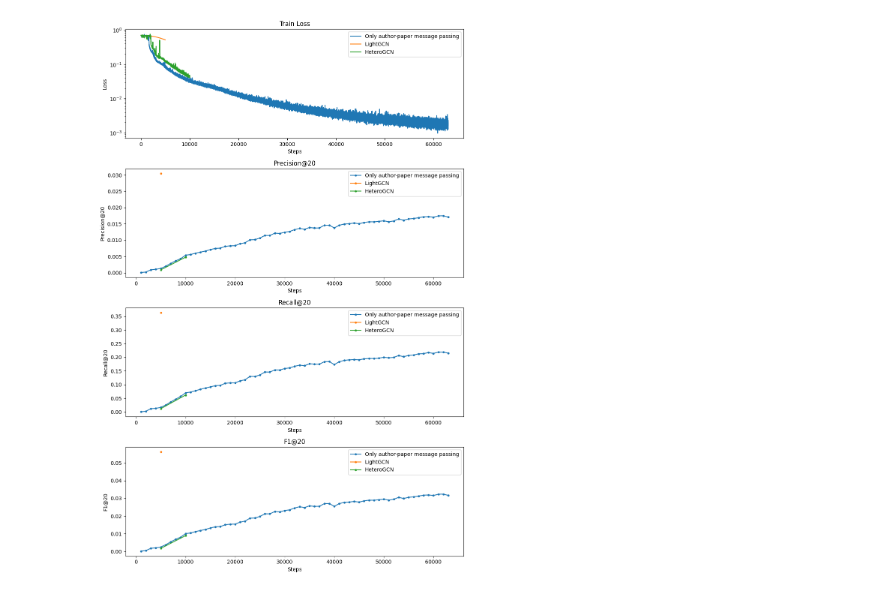
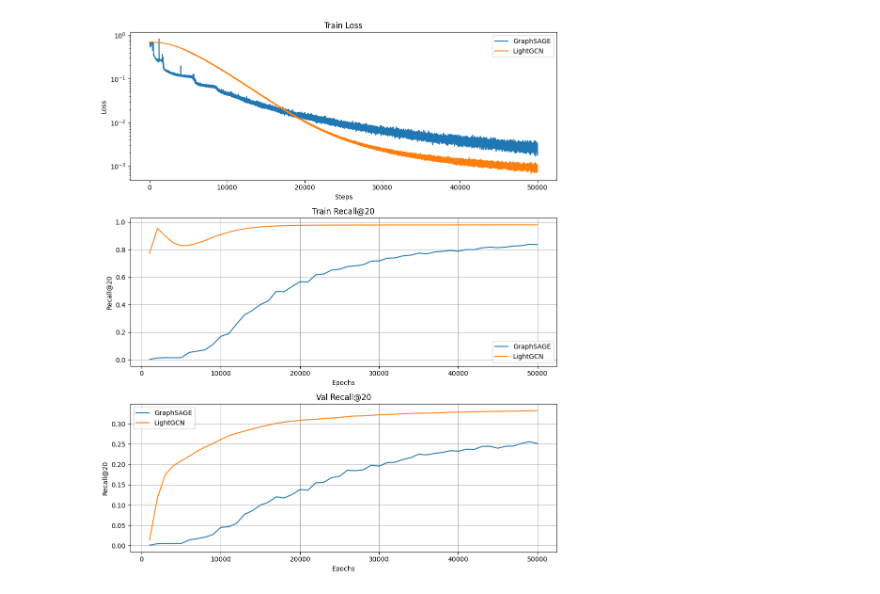
Before and after one commit to Jaluus/PaperTrail, a Jupyter notebook: analyze_results.ipynb, the cells around one changed output. Cells and saved outputs as stored; diff of their text form; code cells hidden in the pictures.

```diff
--- a/analyze_results.ipynb
+++ b/analyze_results.ipynb
@@ -1,65 +1,57 @@
 # %%
 import pickle
 import os
-import numpy as np
-import matplotlib as mpl
 import matplotlib.pyplot as plt
-mpl.style.use("default")
-
-path_prefix = "checkpoints"
+# %%
+models = [
+    {
+        "train_loss_steps_filename": "out/loss_GraphSAGE.pkl",
+        "metrics_filename": "out/metrics_GraphSAGE.pkl",
+        "label": "GraphSAGE",
+    },
+    {
+        "train_loss_steps_filename": "out/loss_LightGCN.pkl",
+        "metrics_filename": "out/metrics_LightGCN.pkl",
+        "label": "LightGCN",
+    },
+]
 # %%
-import matplotlib.pyplot as plt
-fig, ax = plt.subplots(4, 1,  figsize=(10, 15))
+fig, ax = plt.subplots(3, 1, figsize=(10, 12))
 
-def plot_model_results(metrics_filename, train_loss_steps_filename, label):
-    metrics_file = pickle.load(open(os.path.join(path_prefix, metrics_filename), "rb"))
-    train_loss_steps_file = pickle.load(open(os.path.join(path_prefix, train_loss_steps_filename), "rb"))
-    metrics_file = {key: np.array(value) for key, value in metrics_file.items()}
-    # compute val_f1_20 and test_f1_20
-    metrics_file["val_f1_20"] = 2 * (metrics_file["val_precision20"] * metrics_file["val_recall20"]) / (metrics_file["val_precision20"] + metrics_file["val_recall20"] + 1e-8)
-    #metrics_file["test_f1_20"] = 2 * (metrics_file["test_precision20"] * metrics_file["test_recall20"]) / (metrics_file["test_precision20"] + metrics_file["test_recall20"] + 1e-8)
-    best_val_score_idx = np.argmax(metrics_file["val_f1_20"])
+for model in models:
+    metrics_filename = model["metrics_filename"]
+    train_loss_steps_filename = model["train_loss_steps_filename"]
+    label = model["label"]
 
-    print(f"Best val F1@20 for {label}: {metrics_file['val_f1_20'][best_val_score_idx]:.4f} at step {metrics_file['step'][best_val_score_idx]}")
+    # Load the files
+    with open(os.path.join(metrics_filename), "rb") as f:
+        metrics_file = pickle.load(f)
+
+    with open(os.path.join(train_loss_steps_filename), "rb") as f:
+        train_loss_steps_file = pickle.load(f)
 
     ax[0].plot(train_loss_steps_file, label=label)
-    ax[0].set_title("Train Loss")
-    ax[0].set_xlabel("Steps")
-    ax[0].set_ylabel("Loss")
-    ax[0].set_yscale("log")
-    ax[0].legend()
+    ax[1].plot(metrics_file["step"], metrics_file["train_recall20"], label=label)
+    ax[2].plot(metrics_file["step"], metrics_file["val_recall20"], label=label)
 
-    steps = metrics_file["step"]
-    for prefix in ["val_"]:
-        ax[1].plot(steps, metrics_file[prefix + "precision20"], ".-", label=label)
-    ax[1].set_title("Precision@20")
-    ax[1].set_xlabel("Steps")
-    ax[1].set_ylabel("Precision@20")
-    ax[1].legend()
-    for prefix in ["val_"]:
-        ax[2].plot(steps, metrics_file[prefix + "recall20"], ".-", label=label)
-    ax[2].set_title("Recall@20")
-    ax[2].set_xlabel("Steps")
-    ax[2].set_ylabel("Recall@20")
-    ax[2].legend()
 
-    ax[3].set_title("F1@20")
-    for prefix in ["val_"]:
-        ax[3].plot(steps, metrics_file[prefix + "f1_20"], ".-", label=label)
-    ax[3].set_xlabel("Steps")
-    ax[3].set_ylabel("F1@20")
-    ax[3].legend()
+ax[0].set_title("Train Loss")
+ax[0].set_xlabel("Steps")
+ax[0].set_ylabel("Loss")
+ax[0].set_yscale("log")
+ax[0].legend()
 
-#plot_model_results("hetero_model_2_metrics.pkl", "hetero_model_2_train_losses.pkl", label="Author-author message passing")
-plot_model_results("hetero_model_1_metrics.pkl", "hetero_model_1_train_losses.pkl", label="Only author-paper message passing")
-#plot_model_results("Coauthor_edges_metrics.pkl", "Coauthor_edges_losses.pkl", label="HeteroGraph")
-#plot_model_results("metrics_GNN_03.pkl", "loss_GNN_03.pkl", label="Heterogeneous GCN")
-#plot_model_results("metrics_GNN_03.pkl", "loss_GNN_03.pkl", label="Heterogeneous GCN")
-#plot_model_results("metrics_LightGCN_03.pkl", "loss_LightGCN_03.pkl", label="LightGCN")
-#plot_model_results("metrics_GNN_01.pkl", "loss_GNN_01.pkl", label="Heterogeneous GCN with 10% supervision")
-plot_model_results("metrics_LightGCN5_full.pkl", "loss_LightGCN5_full.pkl", label="LightGCN")
-plot_model_results("metrics_GNN_full.pkl", "loss_GNN_full.pkl", label="HeteroGCN")
+ax[1].set_title("Train Recall@20")
+ax[1].set_xlabel("Epochs")
+ax[1].set_ylabel("Recall@20")
+ax[1].legend()
+ax[1].grid(True)
 
+ax[2].set_title("Val Recall@20")
+ax[2].set_xlabel("Epochs")
+ax[2].set_ylabel("Recall@20")
+ax[2].legend()
+ax[2].grid(True)
 
 fig.tight_layout()
 fig.show()
@@ -71 +60 @@ Best val F1@20 for HeteroGCN: 0.0089 at step 10000
-[figure, old version]
+[figure, new version]
```
Also changed, not shown: parts of 1 cell of this notebook.
